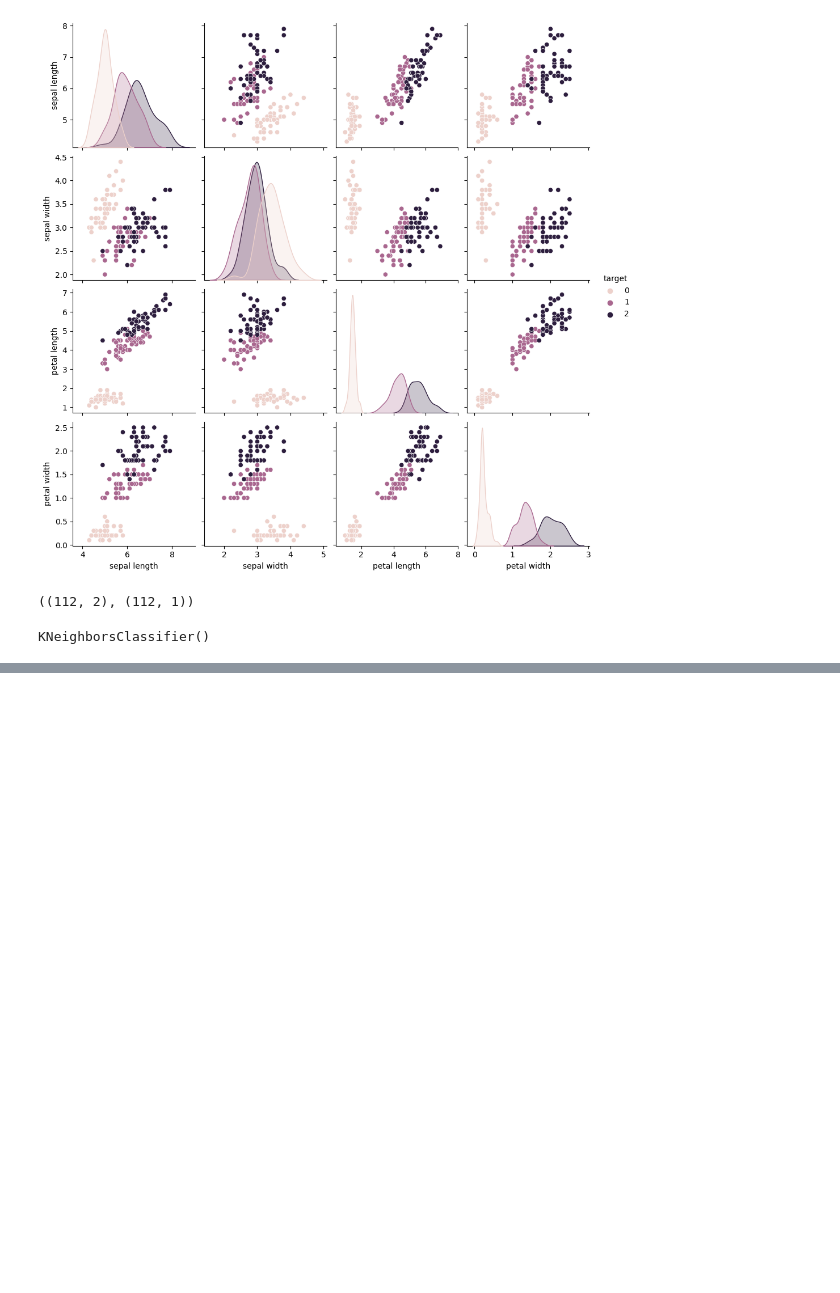
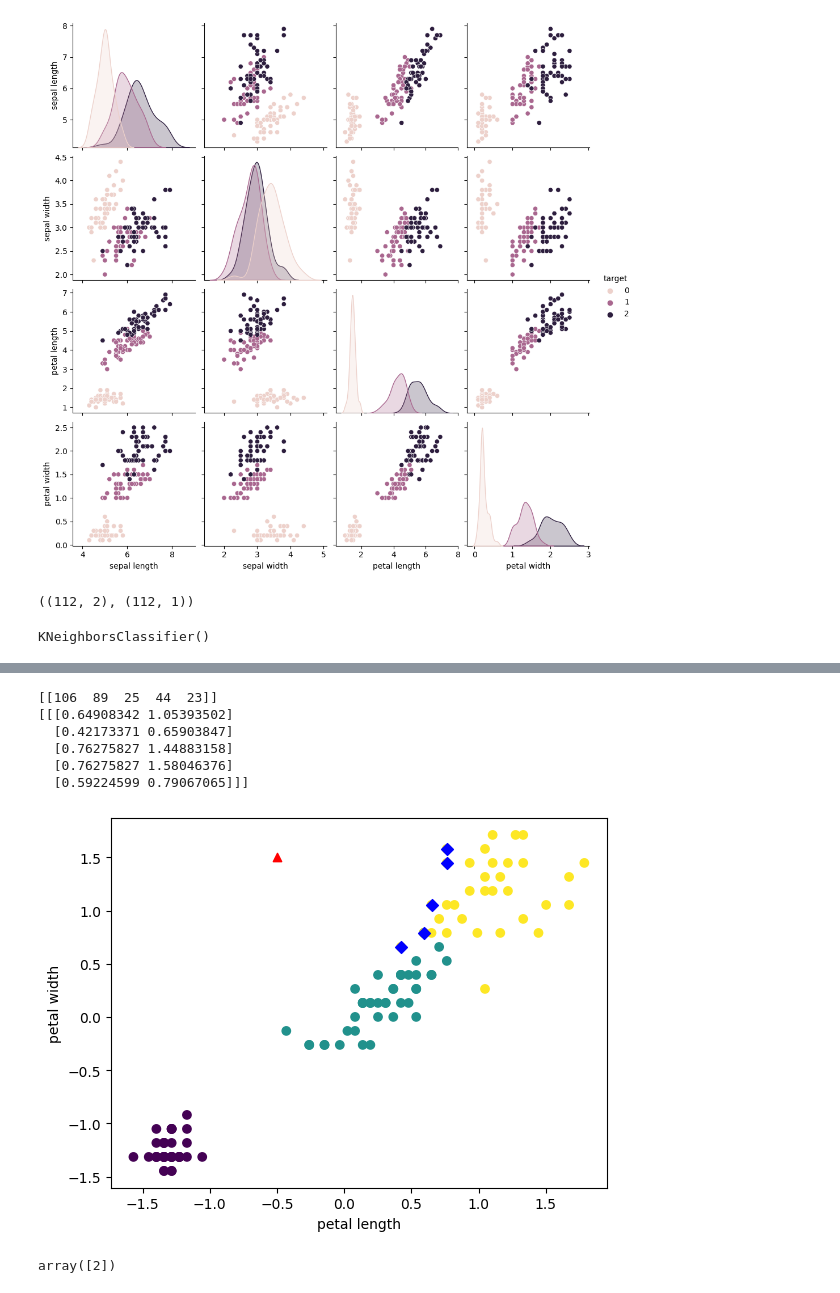
Before and after one commit to leekyuyoung20230313/pythone, a Jupyter notebook: 머신러닝/머신러닝3.ipynb, the cells around one changed output, grey strips where cells are left out. Cells and saved outputs as stored; diff of their text form; code cells hidden in the pictures; blank space fills up the shorter version.

```diff
--- a/머신러닝/머신러닝3.ipynb
+++ b/머신러닝/머신러닝3.ipynb
@@ -86,0 +93,27 @@ kn.score(x_test,y_test)
+# %%
+# 테스트와 가장 가까운 5개
+distance, indexes = kn.kneighbors([[-0.5,1.5]])
+print(indexes)
+print(x_train[indexes])
+# 스케일링한(전처리) 데이터로 시각화
+import matplotlib.pyplot as plt
+plt.scatter(x_train[:,0], x_train[:,1],c=y_train )
+plt.scatter(-0.5,1.5,marker='^',c='red')
+plt.scatter(x_train[indexes,0],x_train[indexes,1],marker='D',c='blue')
+plt.xlabel('petal length')
+plt.ylabel('petal width')
+plt.show()
+# %% [output]
+[[106  89  25  44  23]]
+[[[0.64908342 1.05393502]
+  [0.42173371 0.65903847]
+  [0.76275827 1.44883158]
+  [0.76275827 1.58046376]
+  [0.59224599 0.79067065]]]
+[figure, added]
+# %%
+# 특정 포인트에서의 테스트
+test = np.array([[-0.5,1.5]])
+kn.predict(test)
+# %% [output]
+array([2])
```
Also changed, not shown: parts of 3 cells of this notebook.
